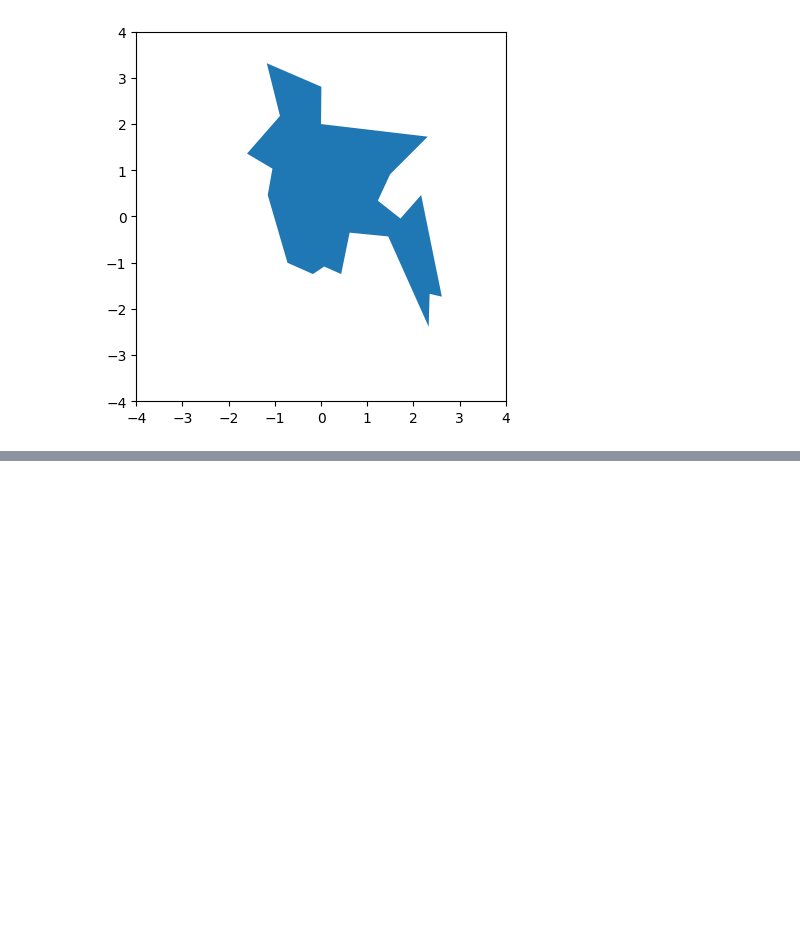
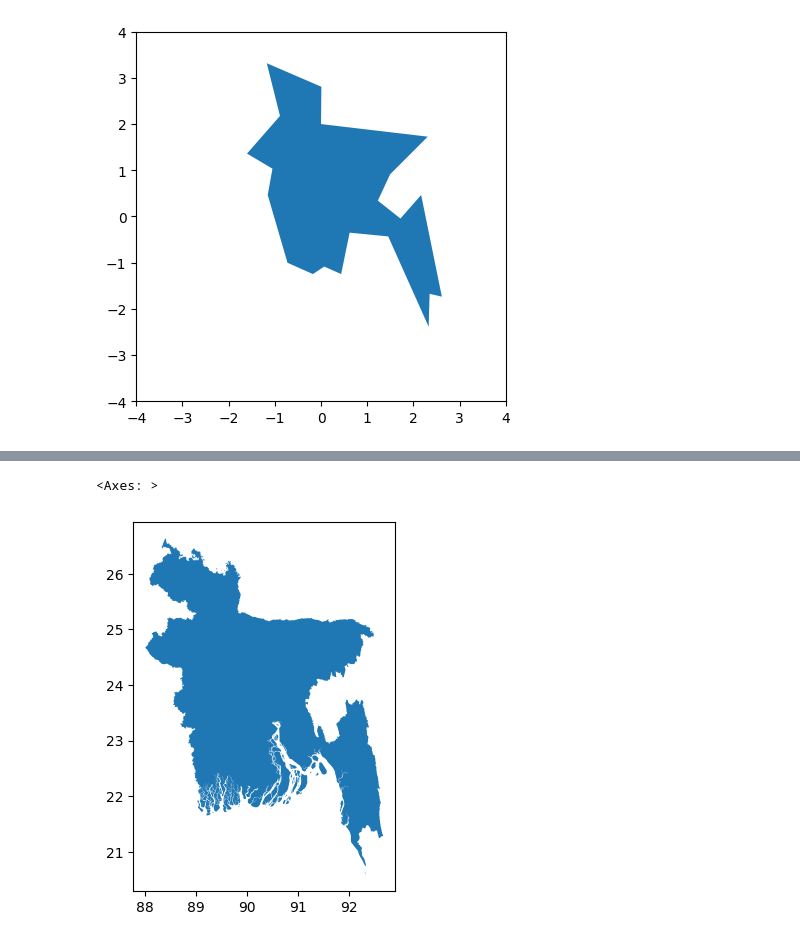
Before and after one commit to BushraOnika/Python-practise, a Jupyter notebook: pizza_slice.ipynb, the cells around one changed output, grey strips where cells are left out. Drawn from its saved outputs; the diff is of its cells as text; code cells hidden in the pictures; blank space fills up the shorter version.

Commit message:
geopanda map

```diff
--- a/pizza_slice.ipynb
+++ b/pizza_slice.ipynb
@@ -118,0 +144,8 @@ plt.show()
+# %%
+gdf=geopandas.read_file('bgd_adm_bbs_20201113_SHP/bgd_admbnda_adm0_bbs_20201113.shp')
+
+fig,ax = plt.subplots(1,1)
+gdf.plot(ax=ax)
+# %% [output]
+<Axes: >
+[figure, added]
```
Also changed, not shown: parts of 2 cells of this notebook, 1 other file.
